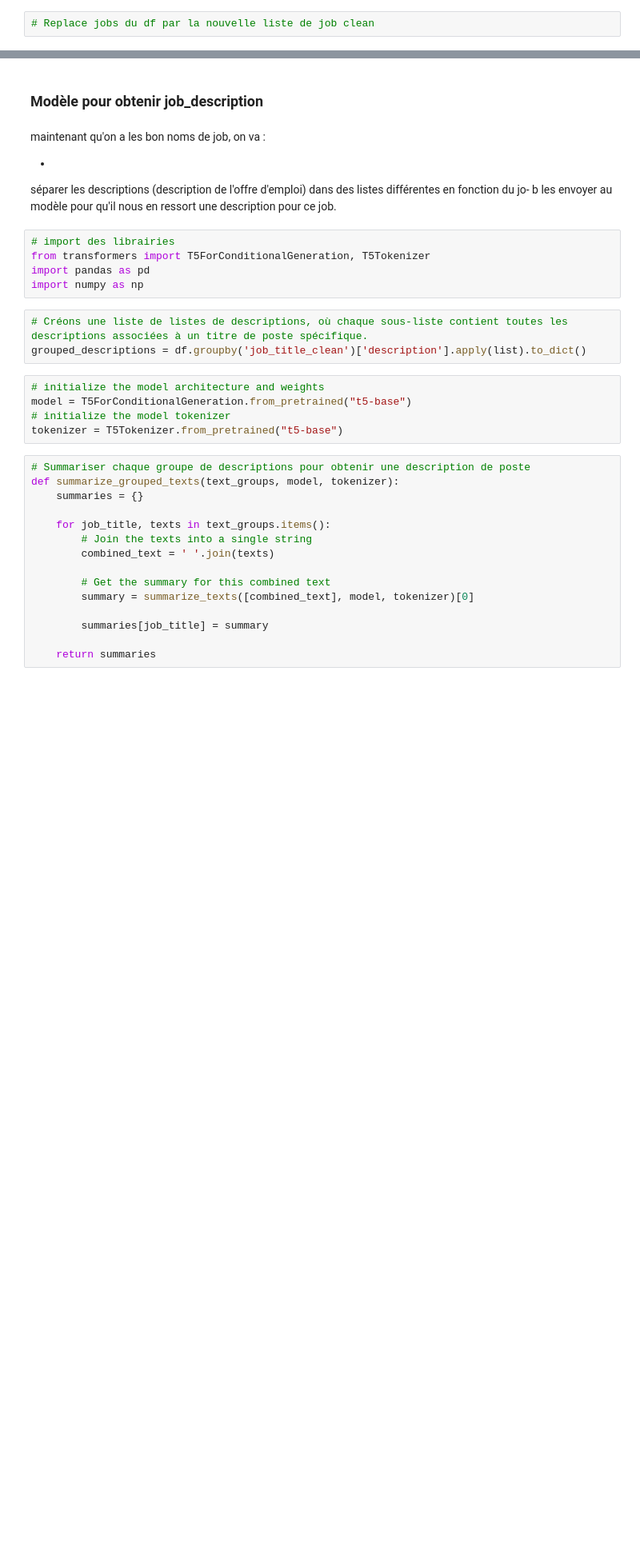
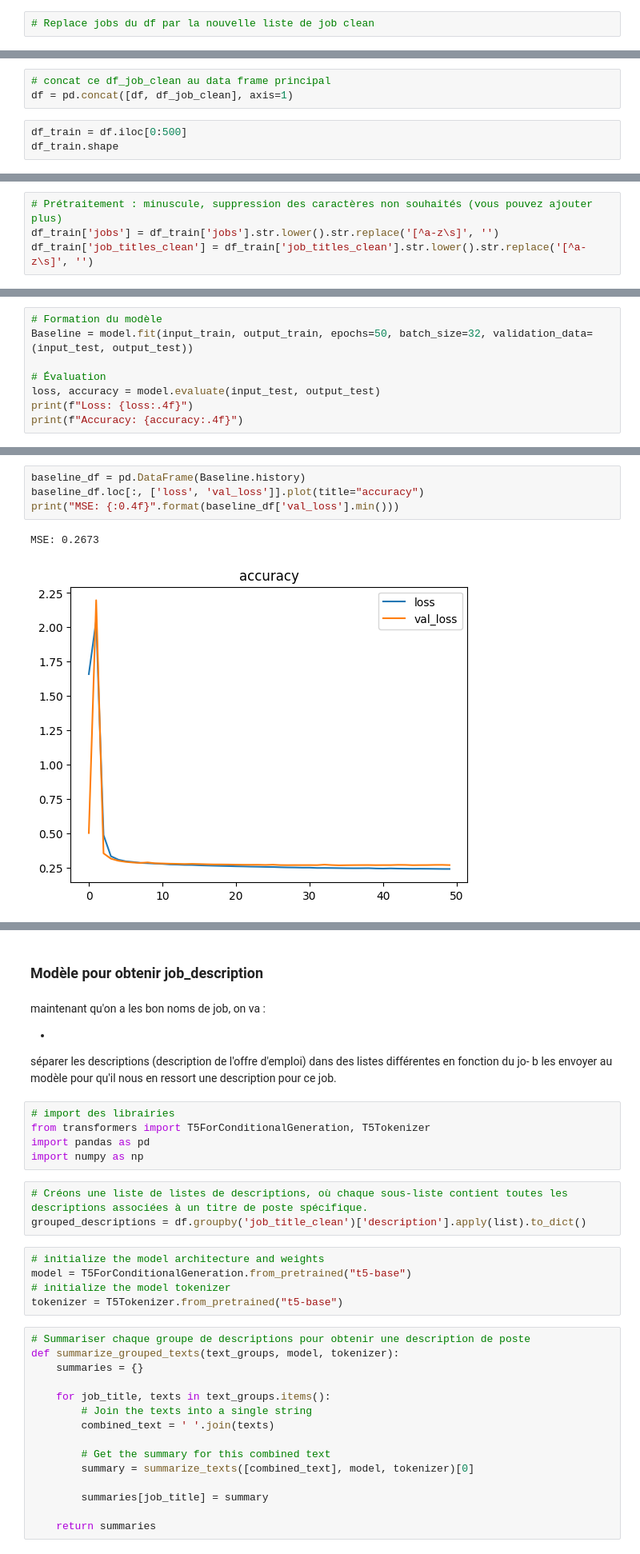
Before and after one commit to IISELII/JobFinder, a Jupyter notebook: models/findjobdescription.ipynb, the cells around one changed output, grey strips where cells are left out. Shown at 80% size. Drawn from its saved outputs; the diff is of its cells as text; blank space fills up the shorter version.

Commit message:
train du modèle job_titles

```diff
--- a/models/findjobdescription.ipynb
+++ b/models/findjobdescription.ipynb
@@ -93,0 +165,6 @@ cleaned_jobs[:100]
+# %%
+# concat ce df_job_clean au data frame principal
+df = pd.concat([df, df_job_clean], axis=1)
+# %%
+df_train = df.iloc[0:500]
+df_train.shape
@@ -93,0 +173,4 @@ cleaned_jobs[:100]
+# %%
+# Prétraitement : minuscule, suppression des caractères non souhaités (vous pouvez ajouter plus)
+df_train['jobs'] = df_train['jobs'].str.lower().str.replace('[^a-z\s]', '')
+df_train['job_titles_clean'] = df_train['job_titles_clean'].str.lower().str.replace('[^a-z\s]', '')
@@ -93,0 +260,8 @@ cleaned_jobs[:100]
+# %%
+# Formation du modèle
+Baseline = model.fit(input_train, output_train, epochs=50, batch_size=32, validation_data=(input_test, output_test))
+
+# Évaluation
+loss, accuracy = model.evaluate(input_test, output_test)
+print(f"Loss: {loss:.4f}")
+print(f"Accuracy: {accuracy:.4f}")
@@ -93,0 +298,7 @@ cleaned_jobs[:100]
+# %%
+baseline_df = pd.DataFrame(Baseline.history)
+baseline_df.loc[:, ['loss', 'val_loss']].plot(title="accuracy")
+print("MSE: {:0.4f}".format(baseline_df['val_loss'].min()))
+# %% [output]
+MSE: 0.2673
+[figure, added]
```
Also changed, not shown: parts of 24 cells of this notebook, 17 other files.
